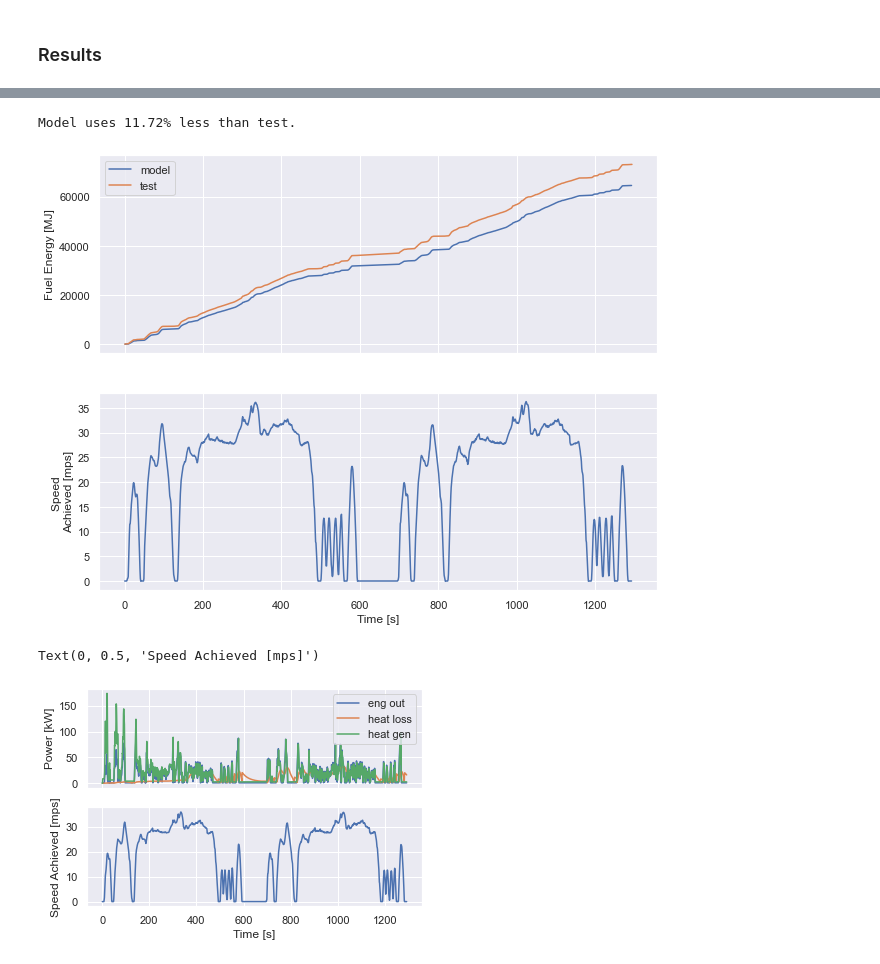
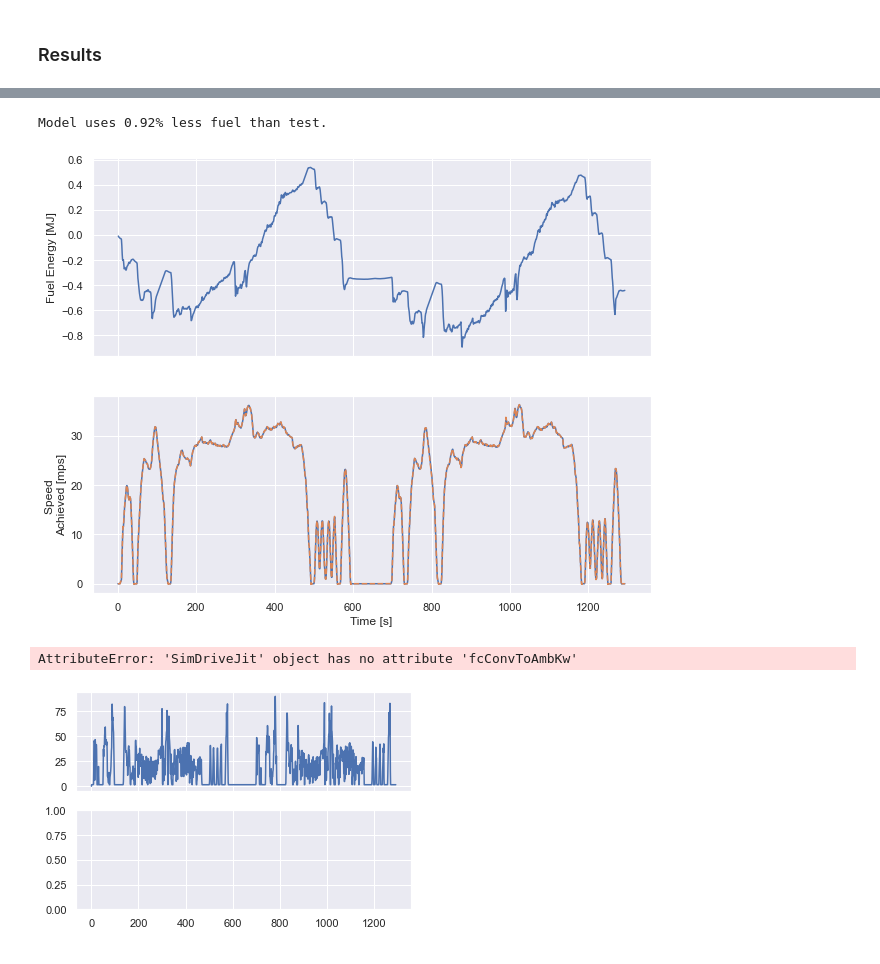
Before and after one commit to NREL/fastsim, a Jupyter notebook: docs/hot_demo.ipynb, the cells around one changed output, grey strips where cells are left out. Saved outputs shown, nothing was run; the diff lists cells and outputs as text; code cells hidden in the pictures.

Commit message:
dragCoeff, wheelRrCoef, and fcEffArray mods yielded good agreement

```diff
--- a/docs/hot_demo.ipynb
+++ b/docs/hot_demo.ipynb
@@ -79,4 +79,11 @@ t0 = time.time()
 veh = vehicle.Vehicle(veh_file=Path('../vehdb/2012 Ford Fusion.csv'))
 veh_jit = veh.get_numba_veh()
 print(time.time() - t0)
+
+# correcting for actual vehicle coastdown parameters
+veh_jit.dragCoef, veh_jit.wheelRrCoef = utils.abc_to_drag_coeffs(3625 / 2.2,
+                                                         veh.frontalAreaM2,
+                                                         35.55, 0.2159, 0.0182)
+veh_jit.auxKw = 1.1 # getting difference between test and model to remain constant during idle
+veh_jit.fcEffArray *= 1 / 1.0539 # correcting for remaining difference
 # %% [output]
@@ -113,23 +143,29 @@ ax2.set_ylabel('Speed \nAchieved [mps]')
 # %%
 fig, (ax1, ax2) = plt.subplots(2, 1, sharex=True, figsize=(10,8))
-ax1.plot(cyc.cycSecs[1:], cumtrapz(x=cyc.cycSecs, y=sim_drive.fcKwInAch), label='model')
-ax1.plot(test_time_steps[1:], cumtrapz(x=test_time_steps, y=df.loc[idx[cyc_name, :, :], 'Fuel_Power_Calc[kW]']), label='test')
+ax1.plot(cyc.cycSecs[1:],
+         cumtrapz(x=cyc.cycSecs,
+                  y=sim_drive.fcKwInAch -
+                  np.interp(x=cyc.cycSecs, xp=test_time_steps, fp=df.loc[idx[cyc_name, :, :], 'Fuel_Power_Calc[kW]'])
+                 ) * 1e-3)
+
 ax1.set_ylabel('Fuel Energy [MJ]')
-ax1.legend()
-ax2.plot(cyc.cycSecs, sim_drive.mpsAch)
+ax2.plot(cyc.cycSecs, sim_drive.mpsAch, label='model')
+ax2.plot(df.loc[idx[cyc_name, :, :], 'Time[s]'],
+         df.loc[idx[cyc_name, :, :], 'Dyno_Spd[mps]'],
+        label='test', linestyle='--')
 ax2.set_xlabel('Time [s]')
 ax2.set_ylabel('Speed \nAchieved [mps]')
 
 fuel_frac_err = (np.trapz(x=cyc.cycSecs, y=sim_drive.fcKwInAch) -
                 np.trapz(x=test_time_steps,
                          y=df.loc[idx[cyc_name, :, :], 'Fuel_Power_Calc[kW]'])) /\
                 np.trapz(x=test_time_steps,
                          y=df.loc[idx[cyc_name, :, :], 'Fuel_Power_Calc[kW]'])
 less_more = 'less' if fuel_frac_err < 0 else 'more'
-print(f"Model uses {abs(fuel_frac_err):.2%} " + less_more + " than test.")
+print(f"Model uses {abs(fuel_frac_err):.2%} " + less_more + " fuel than test.")
 # %% [output]
-Model uses 11.72% less than test.
+Model uses 0.92% less fuel than test.
-[figure, old version]
+[figure, new version]
 # %%
 fig, (ax1, ax2) = plt.subplots(2, 1, sharex=True)
 ax1.plot(cyc.cycSecs, sim_drive.fcKwOutAch, label='eng out')
@@ -141,8 +177,8 @@ ax2.plot(cyc.cycSecs, sim_drive.mpsAch)
 ax2.set_xlabel('Time [s]')
 ax2.set_ylabel('Speed Achieved [mps]')
 # %% [output]
-Text(0, 0.5, 'Speed Achieved [mps]')
+AttributeError: 'SimDriveJit' object has no attribute 'fcConvToAmbKw'
-[figure, old version]
+[figure, new version]
 # %%
 fig, (ax1, ax2) = plt.subplots(2, 1, sharex=True)
 ax1.plot(cyc.cycSecs, sim_drive.hFcToAmb, label='final')
```
Also changed, not shown: parts of 8 cells of this notebook.
